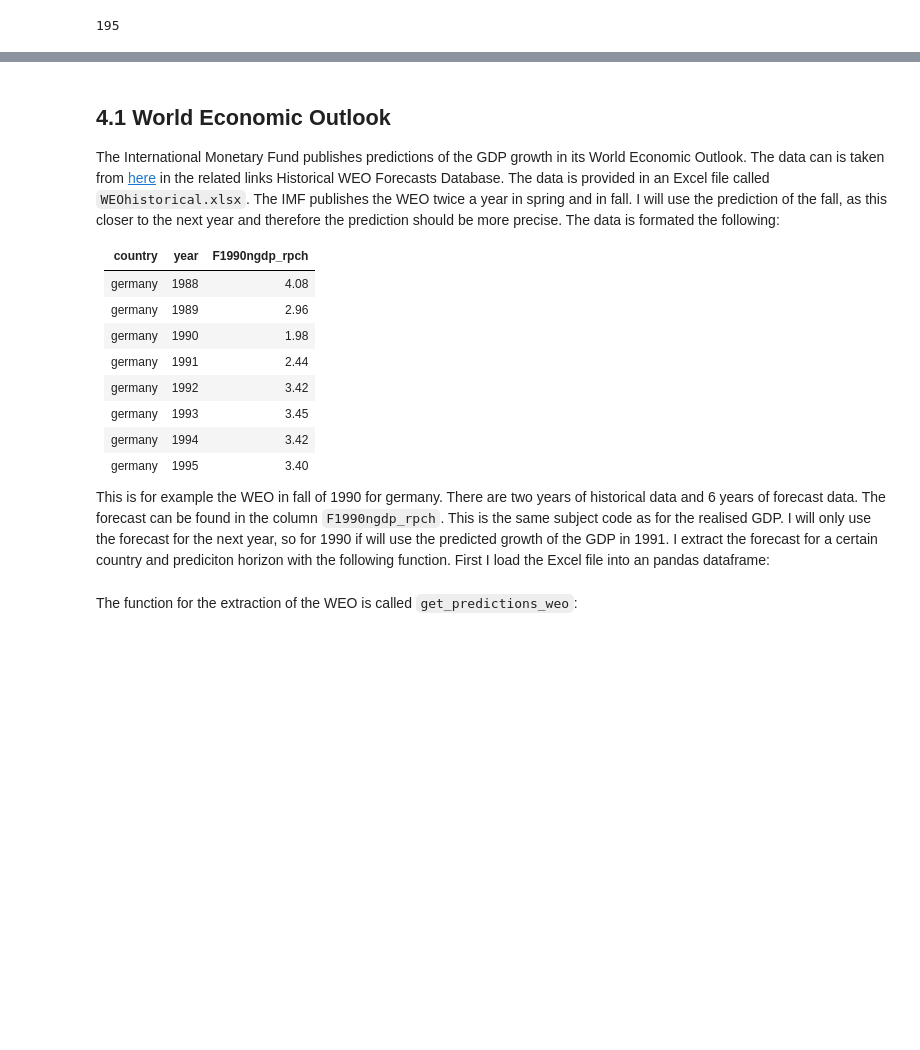
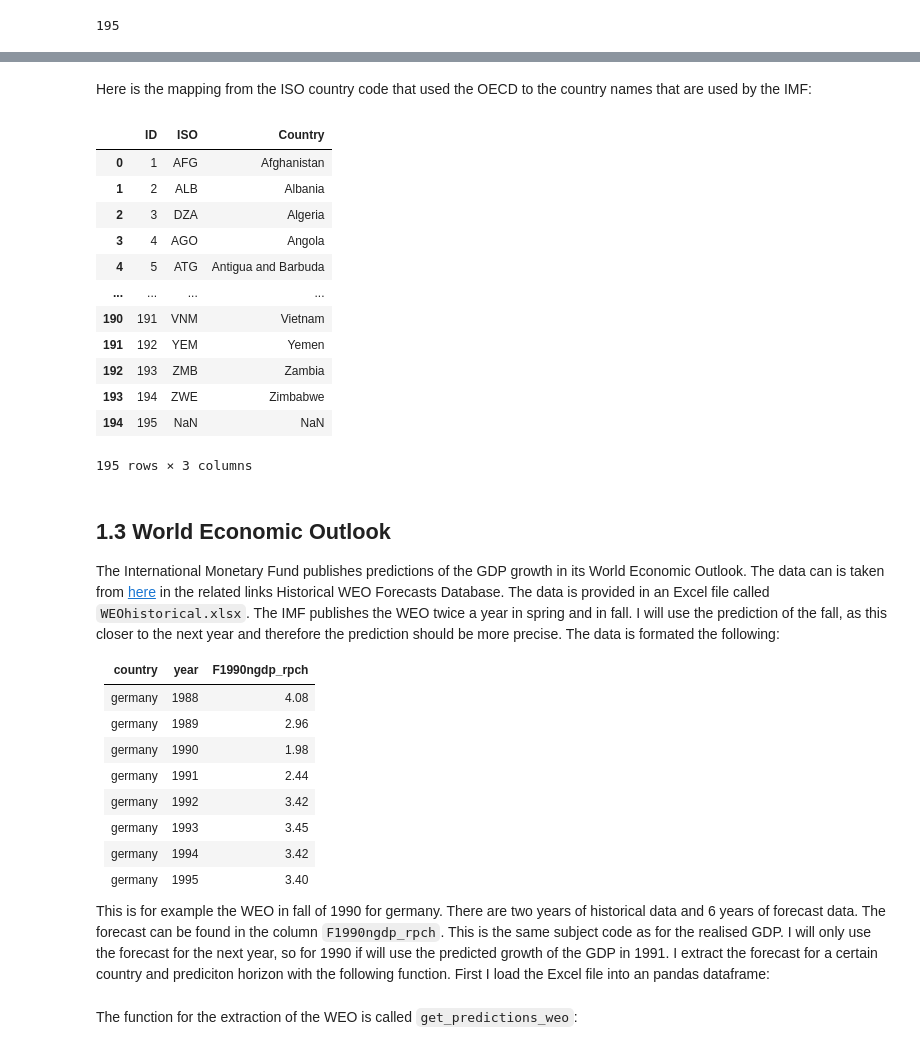
Before and after one commit to felix-ha/cfds_project, a Jupyter notebook: project_notebook.ipynb, the cells around one changed output, grey strips where cells are left out. Drawn from its saved outputs; the diff is of its cells as text; code cells hidden in the pictures; blank space fills up the shorter version.

```diff
--- a/project_notebook.ipynb
+++ b/project_notebook.ipynb
@@ -151,5 +294,26 @@ array(['Afghanistan', 'Albania', 'Algeria', 'Angola',
+# %% [markdown]
+Here is the mapping from the ISO country code that used the OECD to the country names that are used by the IMF:
+# %%
+path = r'C:\Users\hauer\Dropbox\CFDS\Project\data\Mapping_country_codes.csv'
+df_country_mapping =  pd.read_csv(path, sep = '\t')
+
+df_country_mapping
+# %% [output]
+|  | ID | ISO | Country |
+| 0 | 1 | AFG | Afghanistan |
+| 1 | 2 | ALB | Albania |
+| 2 | 3 | DZA | Algeria |
+| 3 | 4 | AGO | Angola |
+| 4 | 5 | ATG | Antigua and Barbuda |
+| ... | ... | ... | ... |
+| 190 | 191 | VNM | Vietnam |
+| 191 | 192 | YEM | Yemen |
+| 192 | 193 | ZMB | Zambia |
+| 193 | 194 | ZWE | Zimbabwe |
+| 194 | 195 | NaN | NaN |
+195 rows × 3 columns
 # %% [markdown]
-## 4.1  World Economic Outlook
+## 1.3  World Economic Outlook
 
 
 The International Monetary Fund publishes predictions of the GDP growth in its World Economic Outlook. The data can is taken from [here](https://www.imf.org/en/Publications/WEO/weo-database/2020/October) in the related links Historical WEO Forecasts Database. The data is provided in an Excel file called `WEOhistorical.xlsx`. The IMF publishes the WEO twice a year in spring and in fall. I will use the prediction of the fall, as this closer to the next year and therefore the prediction should be more precise. The data is formated the following:
```
Also changed, not shown: parts of 28 cells of this notebook, 1 other file.
